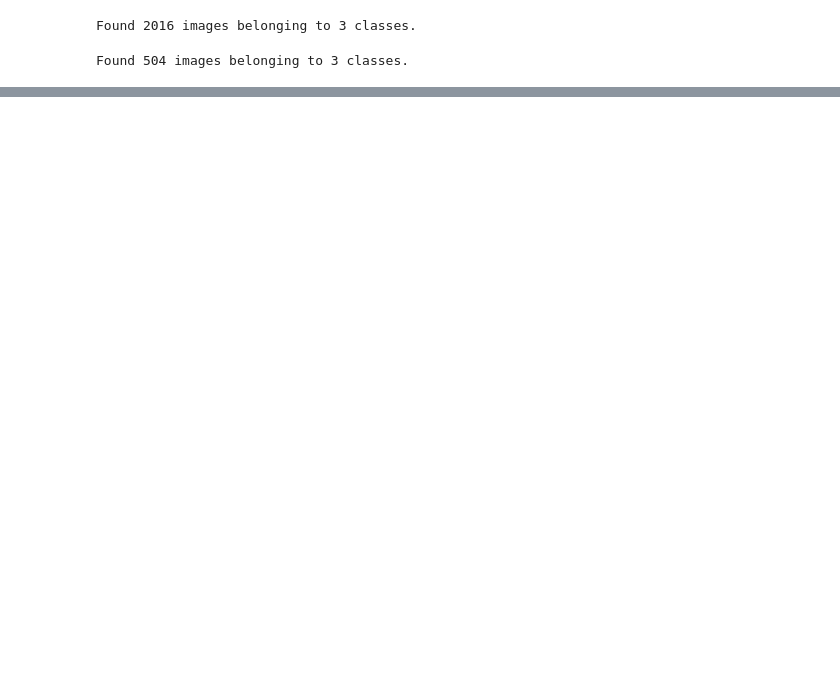
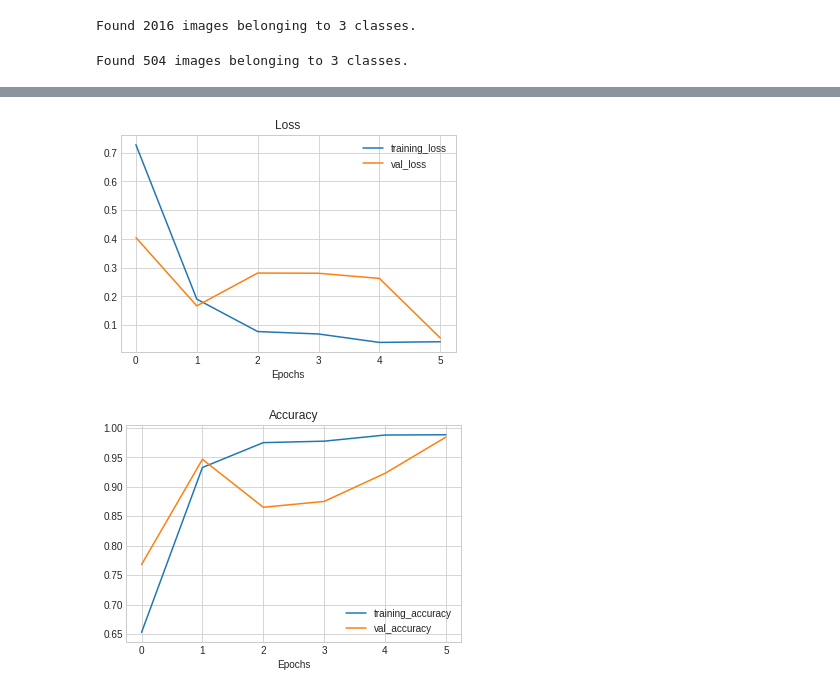
Before and after one commit to MrKelv/rock-paper-scissors-classifier, a Jupyter notebook: rock_paper_scissors.ipynb, the cells around one changed output, grey strips where cells are left out. Cells and saved outputs as stored; diff of their text form; code cells hidden in the pictures; blank space fills up the shorter version.

```diff
--- a/rock_paper_scissors.ipynb
+++ b/rock_paper_scissors.ipynb
@@ -31,6 +31,13 @@ test_gen = train_data.flow_from_directory(
 )
 # %% [output]
 Found 504 images belonging to 3 classes.
+# %%
+class sup_callback(tf.keras.callbacks.Callback):
+  def on_epoch_end(self, epoch, logs={}):
+    if logs.get("accuracy") > 0.95 and logs.get("val_accuracy") > 0.95:
+      self.model.stop_training = True
+
+scb = sup_callback()
 # %%
 model = tf.keras.models.Sequential(
         [
@@ -54,6 +61,6 @@ model.compile(
     optimizer="adam", loss="categorical_crossentropy", metrics=["accuracy"]
 )
 # %%
-history = model.fit(train_gen, validation_data=test_gen, epochs=15, verbose=1)
+history = model.fit(train_gen, validation_data=test_gen, epochs=15, verbose=1, callbacks=[scb])
 # %% [output]
 Epoch 1/15
@@ -85,0 +88,6 @@ model.evaluate(test_gen)
+# %%
+from plotting import plot_loss_curves
+plot_loss_curves(history)
+# %% [output]
+[figure, added]
+[figure, added]
```
Also changed, not shown: parts of 3 cells of this notebook.
